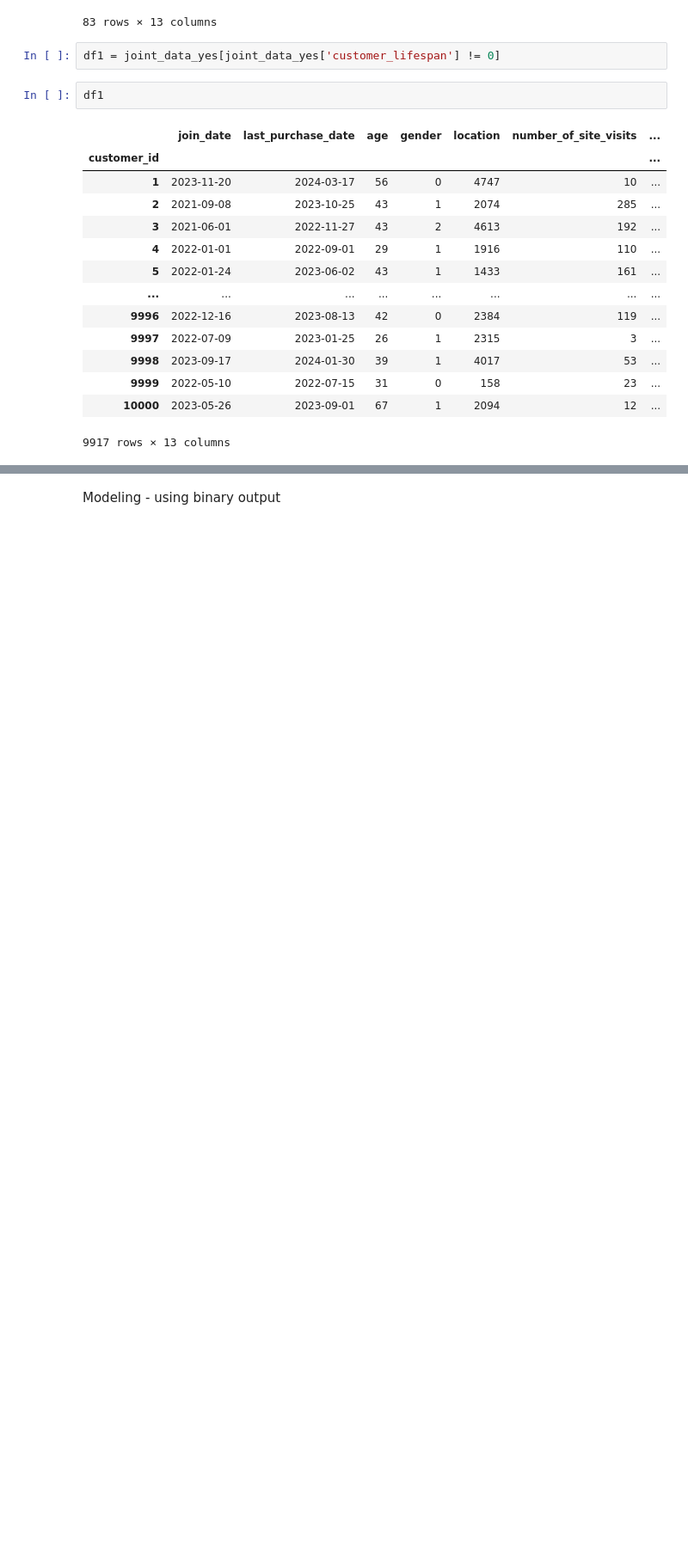
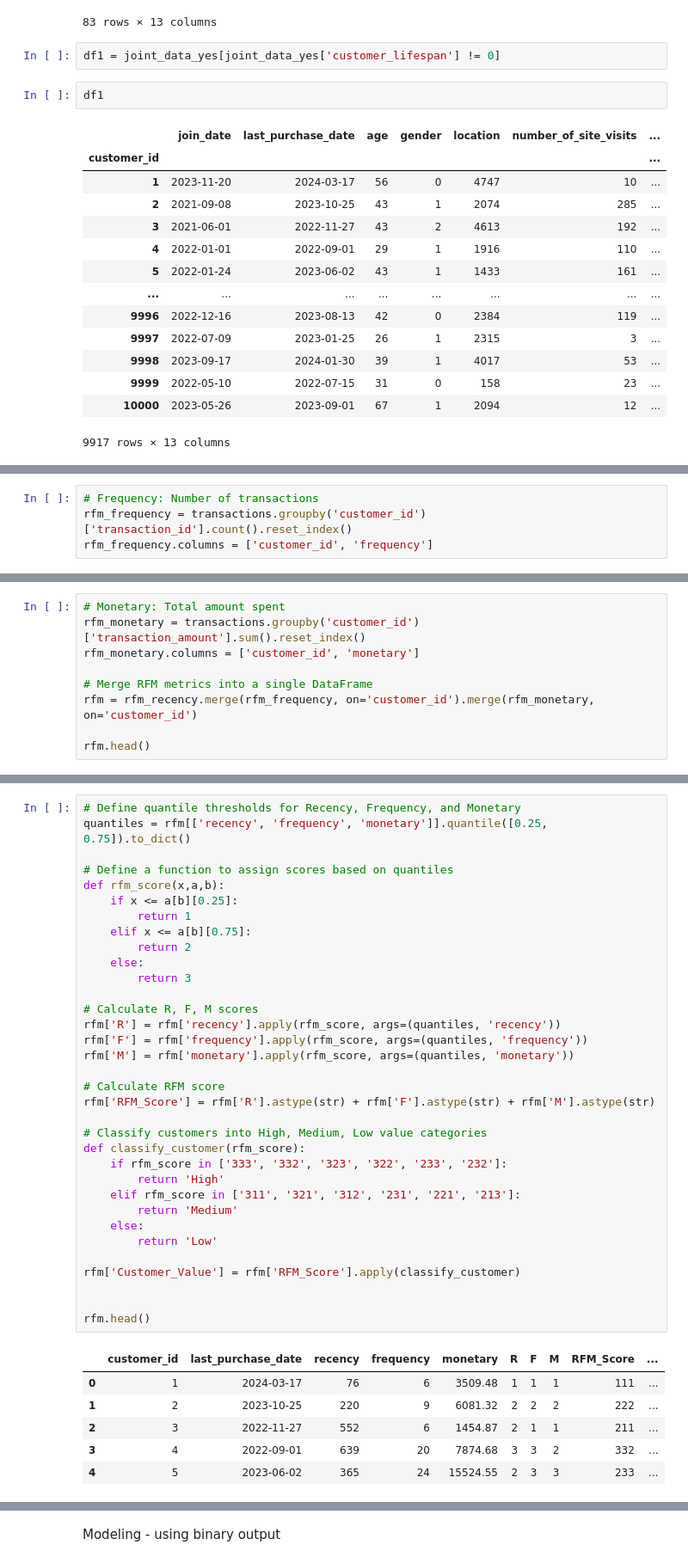
Before and after one commit to qmdismnp/Schulich_DS_MBAN, a Jupyter notebook: v2_assignment2.ipynb, the cells around one changed output, grey strips where cells are left out. Shown at 86% size. Drawn from its saved outputs; the diff is of its cells as text; blank space fills up the shorter version.

```diff
--- a/v2_assignment2.ipynb
+++ b/v2_assignment2.ipynb
@@ -433,0 +466,4 @@ df1.describe()
+# %%
+# Frequency: Number of transactions
+rfm_frequency = transactions.groupby('customer_id')['transaction_id'].count().reset_index()
+rfm_frequency.columns = ['customer_id', 'frequency']
@@ -433,0 +486,9 @@ df1.describe()
+# %%
+# Monetary: Total amount spent
+rfm_monetary = transactions.groupby('customer_id')['transaction_amount'].sum().reset_index()
+rfm_monetary.columns = ['customer_id', 'monetary']
+
+# Merge RFM metrics into a single DataFrame
+rfm = rfm_recency.merge(rfm_frequency, on='customer_id').merge(rfm_monetary, on='customer_id')
+
+rfm.head()
@@ -433,0 +502,41 @@ df1.describe()
+# %%
+# Define quantile thresholds for Recency, Frequency, and Monetary
+quantiles = rfm[['recency', 'frequency', 'monetary']].quantile([0.25, 0.75]).to_dict()
+
+# Define a function to assign scores based on quantiles
+def rfm_score(x,a,b):
+    if x <= a[b][0.25]:
+        return 1
+    elif x <= a[b][0.75]:
+        return 2
+    else:
+        return 3
+
+# Calculate R, F, M scores
+rfm['R'] = rfm['recency'].apply(rfm_score, args=(quantiles, 'recency'))
+rfm['F'] = rfm['frequency'].apply(rfm_score, args=(quantiles, 'frequency'))
+rfm['M'] = rfm['monetary'].apply(rfm_score, args=(quantiles, 'monetary'))
+
+# Calculate RFM score
+rfm['RFM_Score'] = rfm['R'].astype(str) + rfm['F'].astype(str) + rfm['M'].astype(str)
+
+# Classify customers into High, Medium, Low value categories
+def classify_customer(rfm_score):
+    if rfm_score in ['333', '332', '323', '322', '233', '232']:
+        return 'High'
+    elif rfm_score in ['311', '321', '312', '231', '221', '213']:
+        return 'Medium'
+    else:
+        return 'Low'
+
+rfm['Customer_Value'] = rfm['RFM_Score'].apply(classify_customer)
+
+
+rfm.head()
+# %% [output]
+|  | customer_id | last_purchase_date | recency | frequency | monetary | R | F | M | RFM_Score | ... |
+| 0 | 1 | 2024-03-17 | 76 | 6 | 3509.48 | 1 | 1 | 1 | 111 | ... |
+| 1 | 2 | 2023-10-25 | 220 | 9 | 6081.32 | 2 | 2 | 2 | 222 | ... |
+| 2 | 3 | 2022-11-27 | 552 | 6 | 1454.87 | 2 | 1 | 1 | 211 | ... |
+| 3 | 4 | 2022-09-01 | 639 | 20 | 7874.68 | 3 | 3 | 2 | 332 | ... |
+| 4 | 5 | 2023-06-02 | 365 | 24 | 15524.55 | 2 | 3 | 3 | 233 | ... |
```
Also changed, not shown: parts of 29 cells of this notebook.
